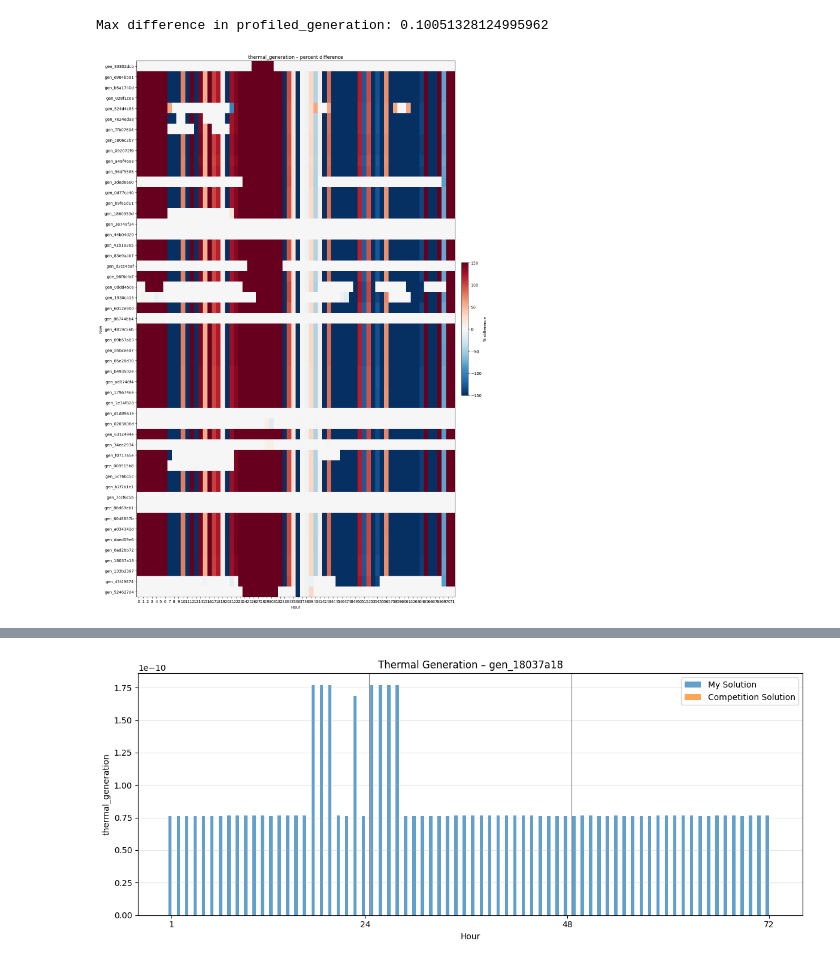
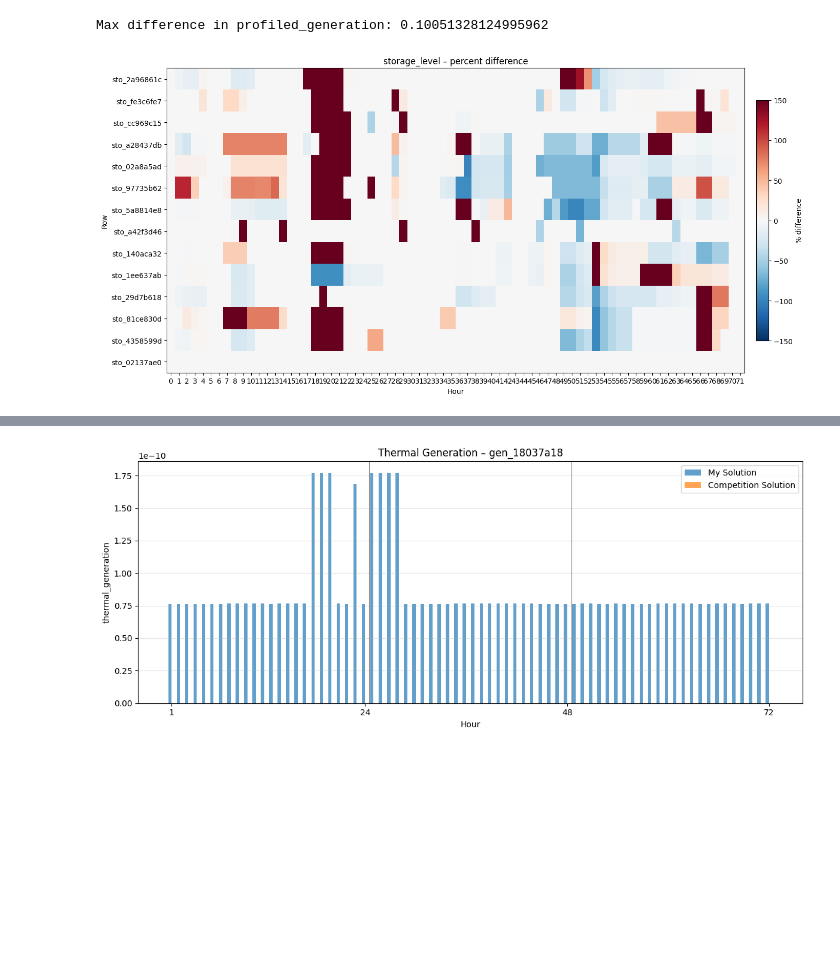
Before and after one commit to akrivera98/ai-ccelerating-uc-agent, a Jupyter notebook: compare_solutions.ipynb, the cells around one changed output, grey strips where cells are left out. Drawn from its saved outputs; the diff is of its cells as text; code cells hidden in the pictures; blank space fills up the shorter version.

```diff
--- a/compare_solutions.ipynb
+++ b/compare_solutions.ipynb
@@ -45,6 +31,6 @@ print(f"Max difference in profiled_generation: {np.max(np.abs(diff))}")
 # %% [output]
 Max difference in profiled_generation: 0.10051328124995962
 # %%
-plot_diff_heatmap("thermal_generation", my_solution, competition_solution)
+plot_diff_heatmap("storage_level", my_solution_cvx, competition_solution)
 # %% [output]
-[figure, old version]
+[figure, new version]
```
Also changed, not shown: parts of 3 cells of this notebook, 7 other files.
